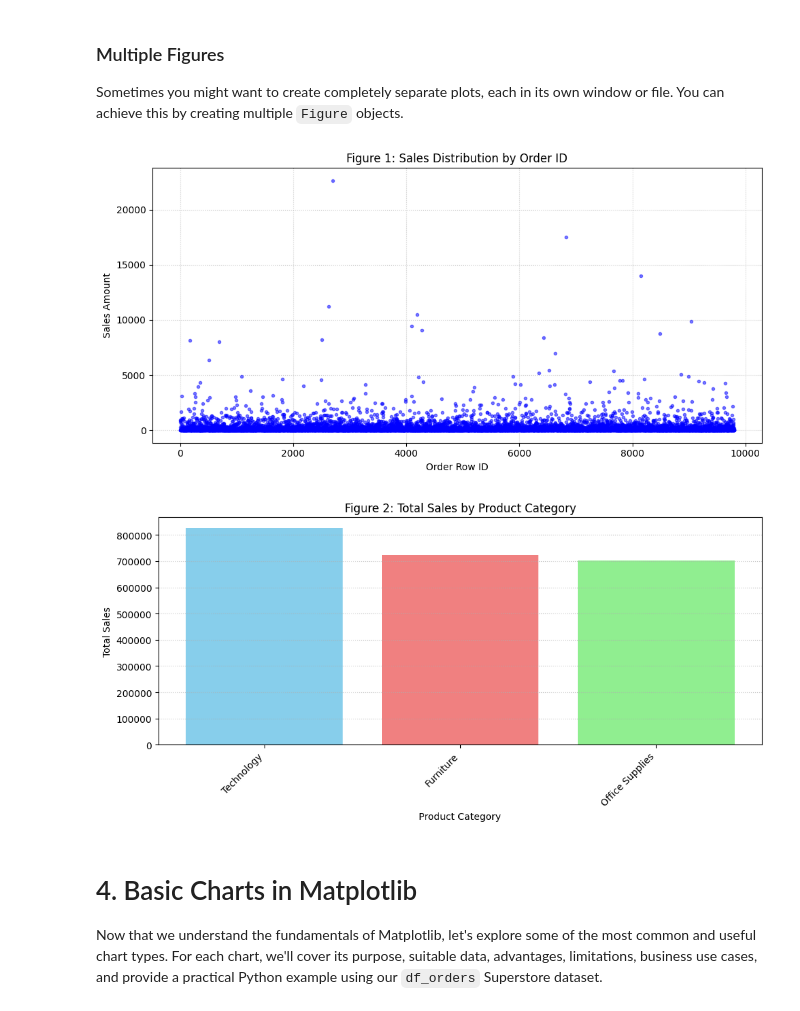
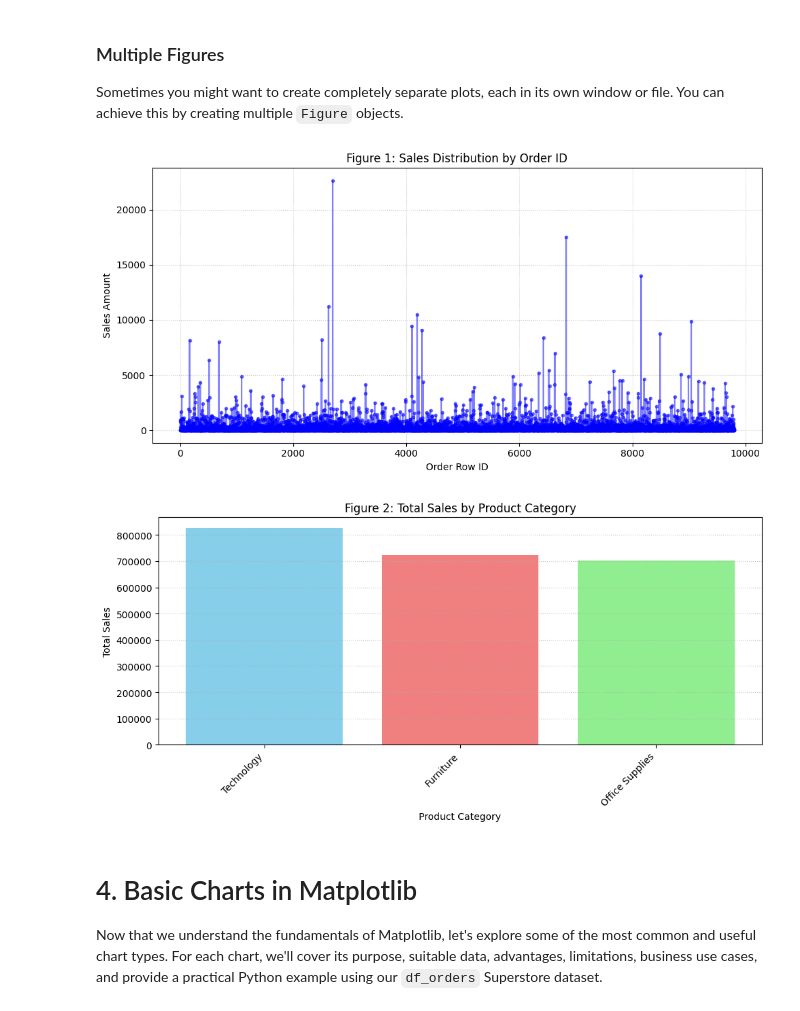
Before and after one commit to Mohamad-Selawy/Python, a Jupyter notebook: Data Analysis/Level 3/Part_1_Fundamentals_and_Matplotlib_Basics.ipynb, the cells around one changed output. Cells and saved outputs as stored; diff of their text form; code cells hidden in the pictures.

```diff
--- a/Data Analysis/Level 3/Part_1_Fundamentals_and_Matplotlib_Basics.ipynb
+++ b/Data Analysis/Level 3/Part_1_Fundamentals_and_Matplotlib_Basics.ipynb
@@ -345,30 +345,30 @@ Sometimes you might want to create completely separate plots, each in its own wi
 # %%
 # Create multiple independent figures using the pyplot interface
 
 # First Figure
 plt.figure(figsize=(10, 5))
-plt.plot(df_orders['Row ID'], df_orders['Sales'], color='blue', marker='o', markersize=3, linestyle='None', alpha=0.5)
+plt.plot(df_orders['Row ID'], df_orders['Sales'], color='blue', marker='o', markersize=3, linestyle='-', alpha=0.5)
 plt.title('Figure 1: Sales Distribution by Order ID')
 plt.xlabel('Order Row ID')
 plt.ylabel('Sales Amount')
 plt.grid(True, linestyle=':', alpha=0.7)
 plt.tight_layout() # Adjust layout for the first figure
 
 # Second Figure
 plt.figure(figsize=(10, 5))
 category_sales = df_orders.groupby('Category')['Sales'].sum().sort_values(ascending=False)
 plt.bar(category_sales.index, category_sales.values, color=['skyblue', 'lightcoral', 'lightgreen'])
 plt.title('Figure 2: Total Sales by Product Category')
 plt.xlabel('Product Category')
 plt.ylabel('Total Sales')
 plt.xticks(rotation=45, ha='right')
 plt.grid(axis='y', linestyle=':', alpha=0.7)
 plt.tight_layout() # Adjust layout for the second figure
 
 # Display all open figures
 plt.show()
 # %% [output]
-[figure, old version]
+[figure, new version]
 [figure]
 # %% [markdown]
 # 4. Basic Charts in Matplotlib
```
